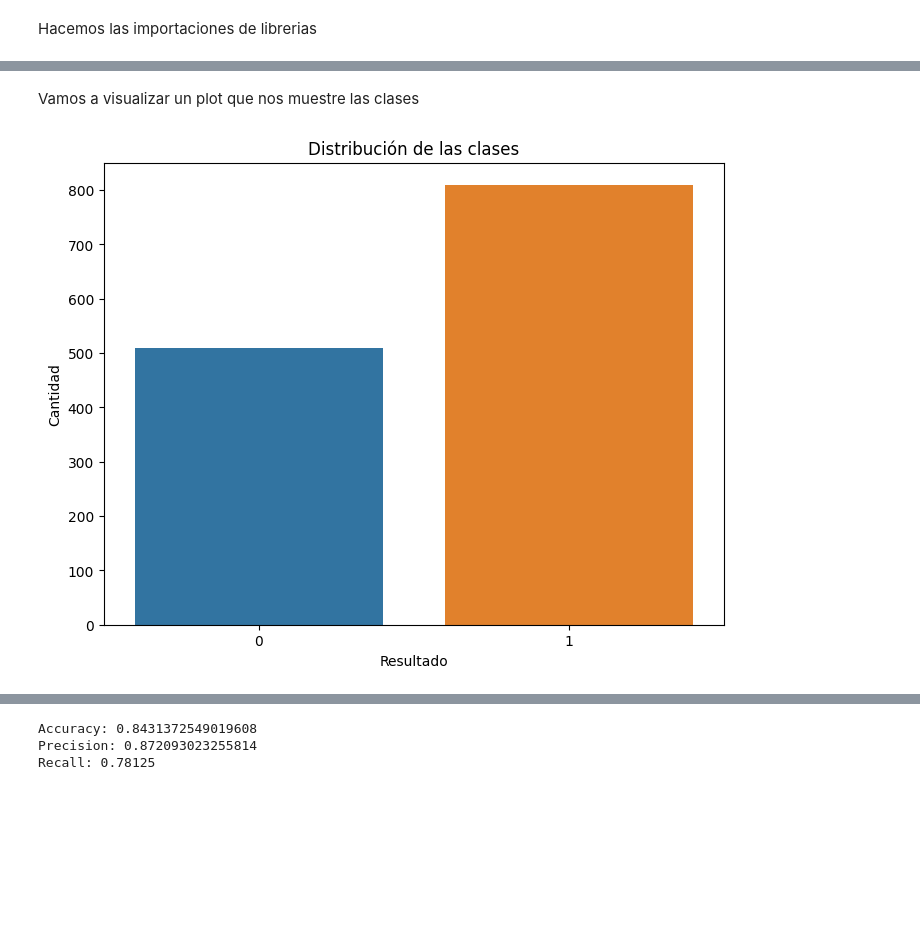
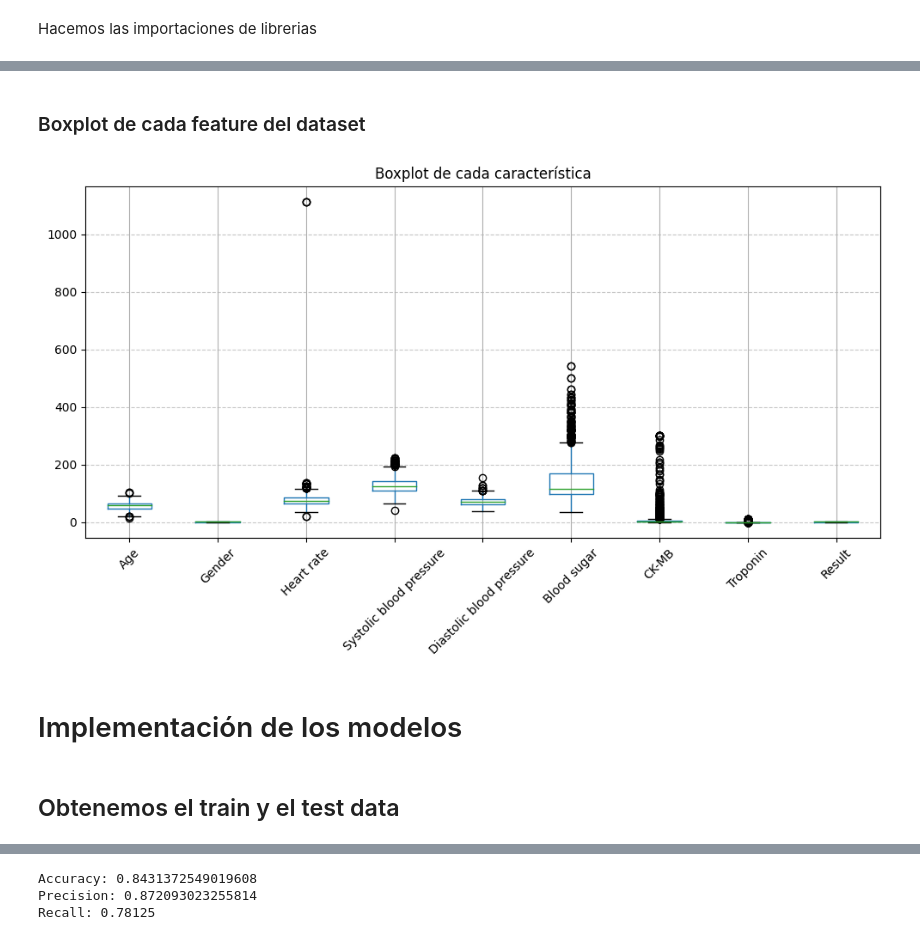
Before and after one commit to RolbinM/Proyecto-1-IA, a Jupyter notebook: infartos.ipynb, the cells around one changed output, grey strips where cells are left out. Saved outputs shown, nothing was run; the diff lists cells and outputs as text; code cells hidden in the pictures; blank space fills up the shorter version.

```diff
--- a/infartos.ipynb
+++ b/infartos.ipynb
@@ -48,16 +111,21 @@ Haciendo una lectura de los datos no tenemos muchos datos con 0 por lo que tomar
+# %% [markdown]
+### Boxplot de cada feature del dataset
+# %%
+# Crear el boxplot para cada característica
+plt.figure(figsize=(10, 6))
+df.boxplot()
+plt.title('Boxplot de cada característica')
+plt.xticks(rotation=45)
+plt.grid(axis='y', linestyle='--', alpha=0.7)
+plt.tight_layout()
+plt.show()
+# %% [output]
+[figure, added]
+# %% [markdown]
+# Implementación de los modelos
+# %% [markdown]
+## Obtenemos el train y el test data
 # %%
 # Dividir los datos en características (X) y etiquetas (y)
 X = df.drop('Result', axis=1)
 y = df['Result']
-# %% [markdown]
-Vamos a visualizar un plot que nos muestre las clases
-# %%
-# Visualización de la distribución de las clases
-plt.figure(figsize=(8, 6))
-sns.countplot(x='Result', data=df)
-plt.title('Distribución de las clases')
-plt.xlabel('Resultado')
-plt.ylabel('Cantidad')
-plt.show()
-# %% [output]
-[figure, removed]
```
Also changed, not shown: parts of 39 cells of this notebook.
